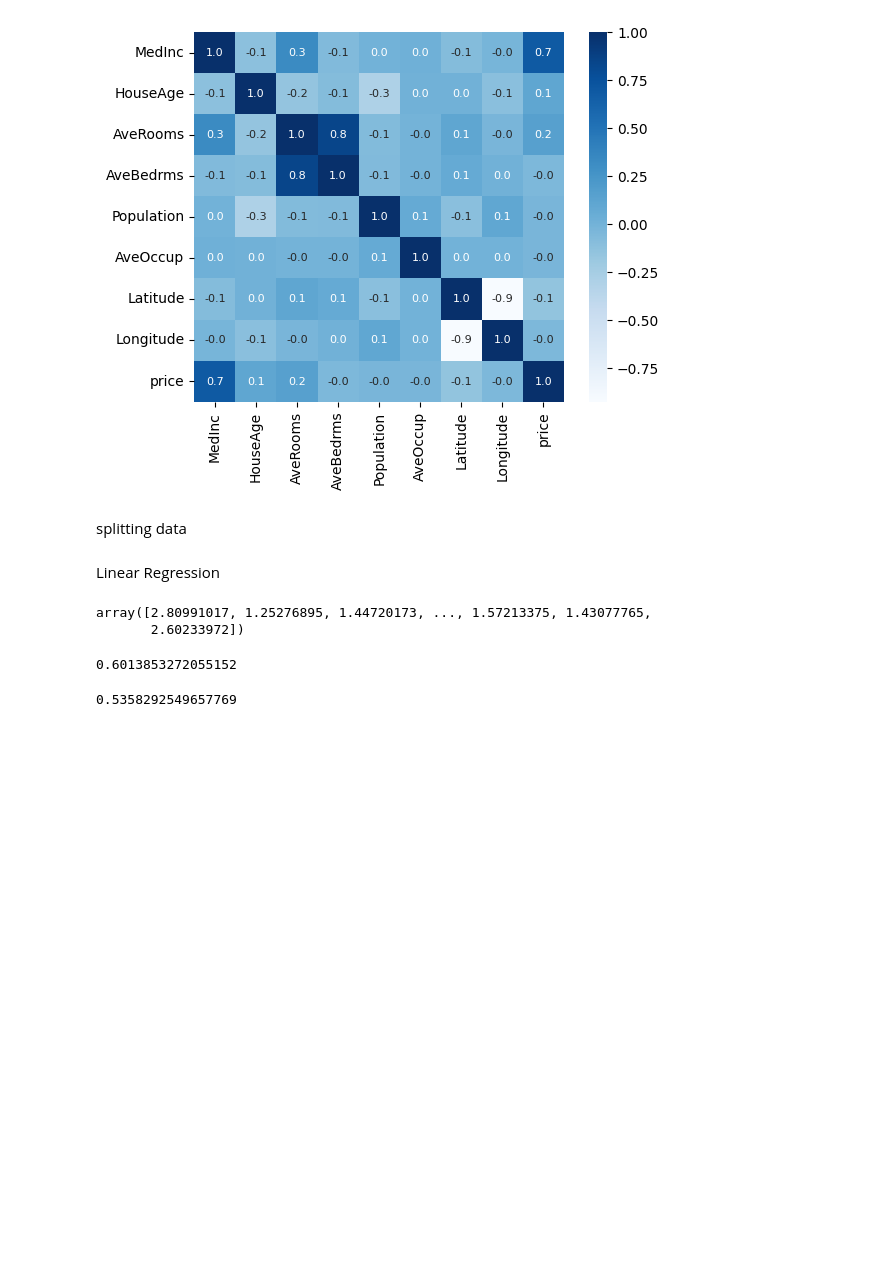
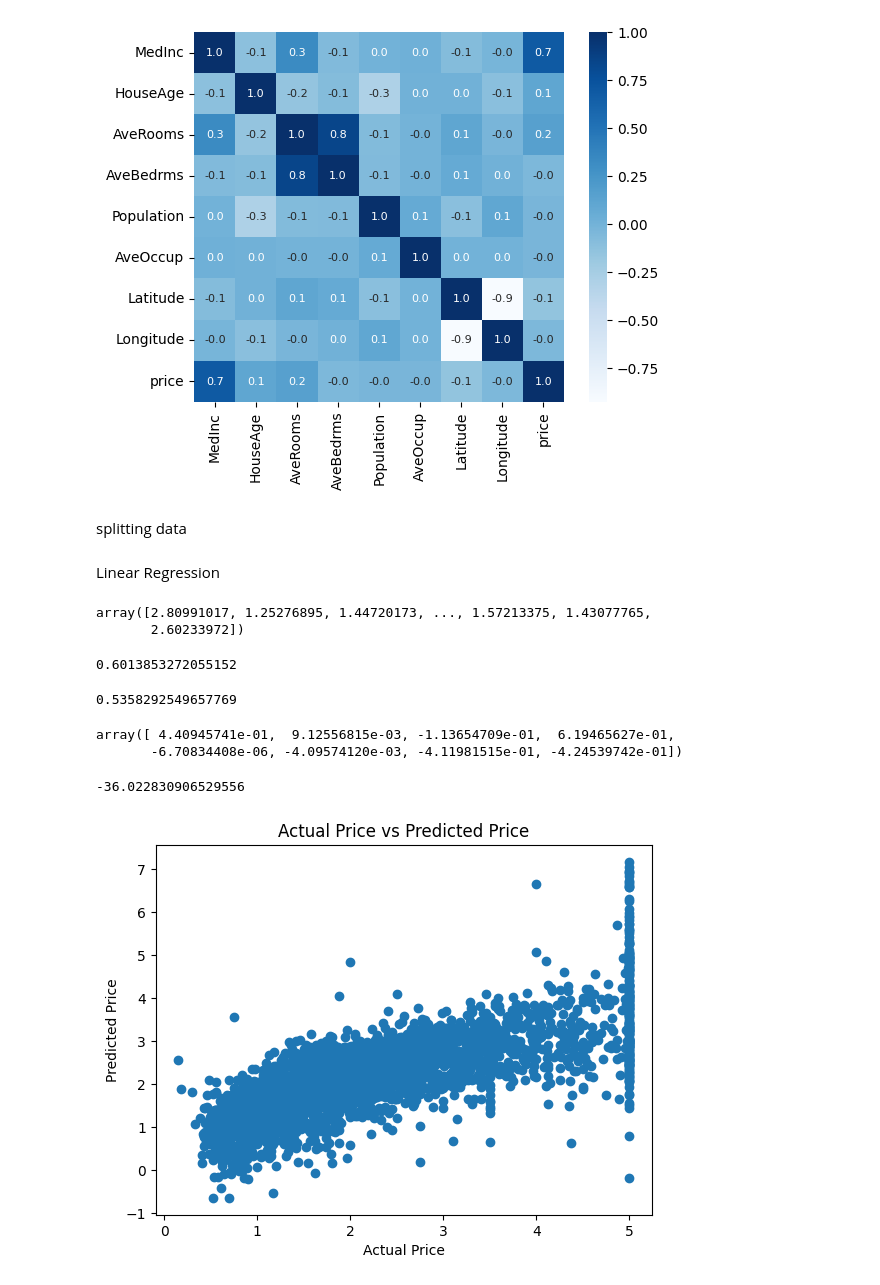
Before and after one commit to Priya123346/CodTech_Task1, a Jupyter notebook: LinearRegression.ipynb, the cells around one changed output. Drawn from its saved outputs; the diff is of its cells as text; code cells hidden in the pictures; blank space fills up the shorter version.

```diff
--- a/LinearRegression.ipynb
+++ b/LinearRegression.ipynb
@@ -156,3 +156,20 @@ r2_score(y_test,y_pred)
 mean_absolute_error(y_test,y_pred)
 # %% [output]
 0.5358292549657769
+# %%
+linearRegressor.coef_
+# %% [output]
+array([ 4.40945741e-01,  9.12556815e-03, -1.13654709e-01,  6.19465627e-01,
+       -6.70834408e-06, -4.09574120e-03, -4.11981515e-01, -4.24539742e-01])
+# %%
+linearRegressor.intercept_
+# %% [output]
+-36.022830906529556
+# %%
+plt.scatter(y_test,y_pred)
+plt.xlabel('Actual Price')
+plt.ylabel('Predicted Price')
+plt.title('Actual Price vs Predicted Price')
+plt.show()
+# %% [output]
+[figure, added]
```
